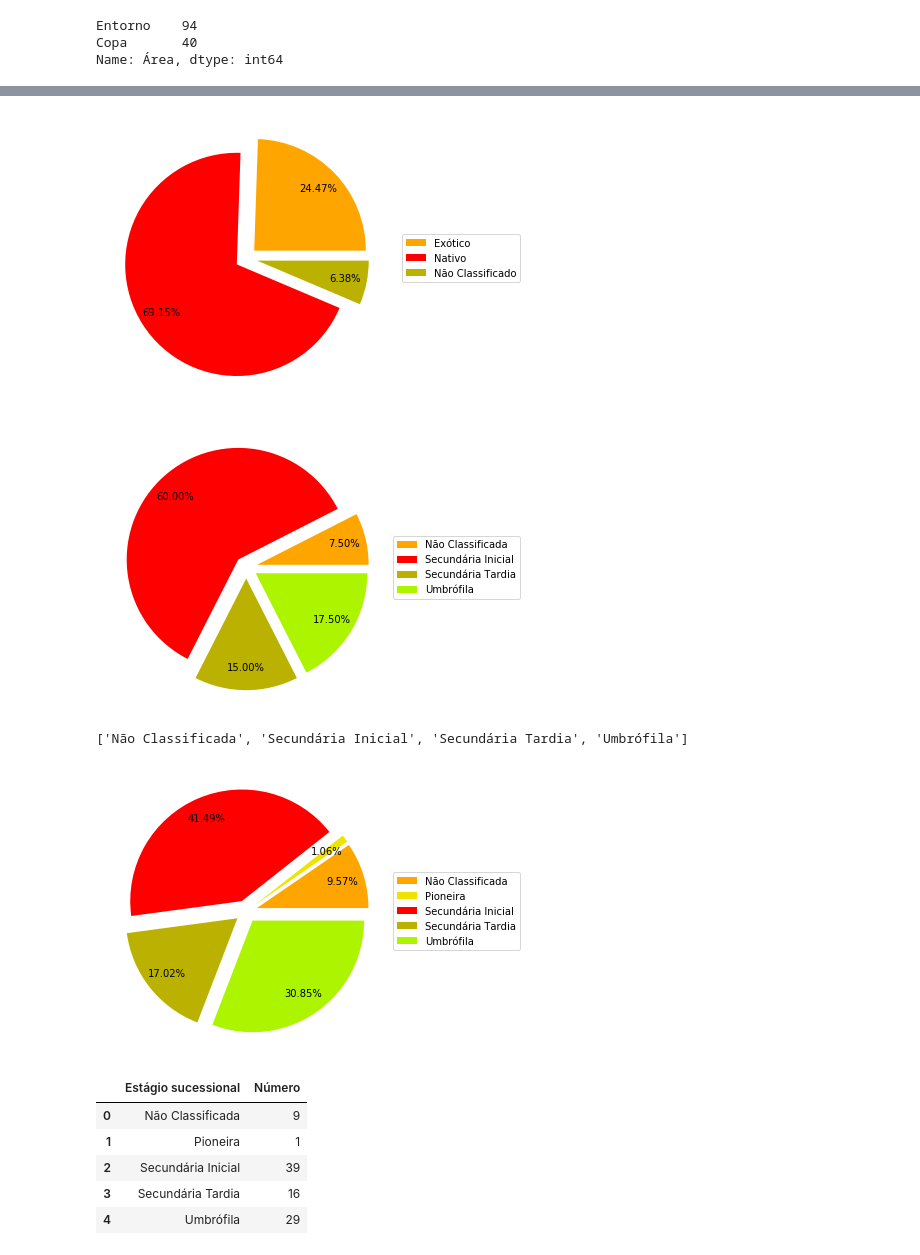
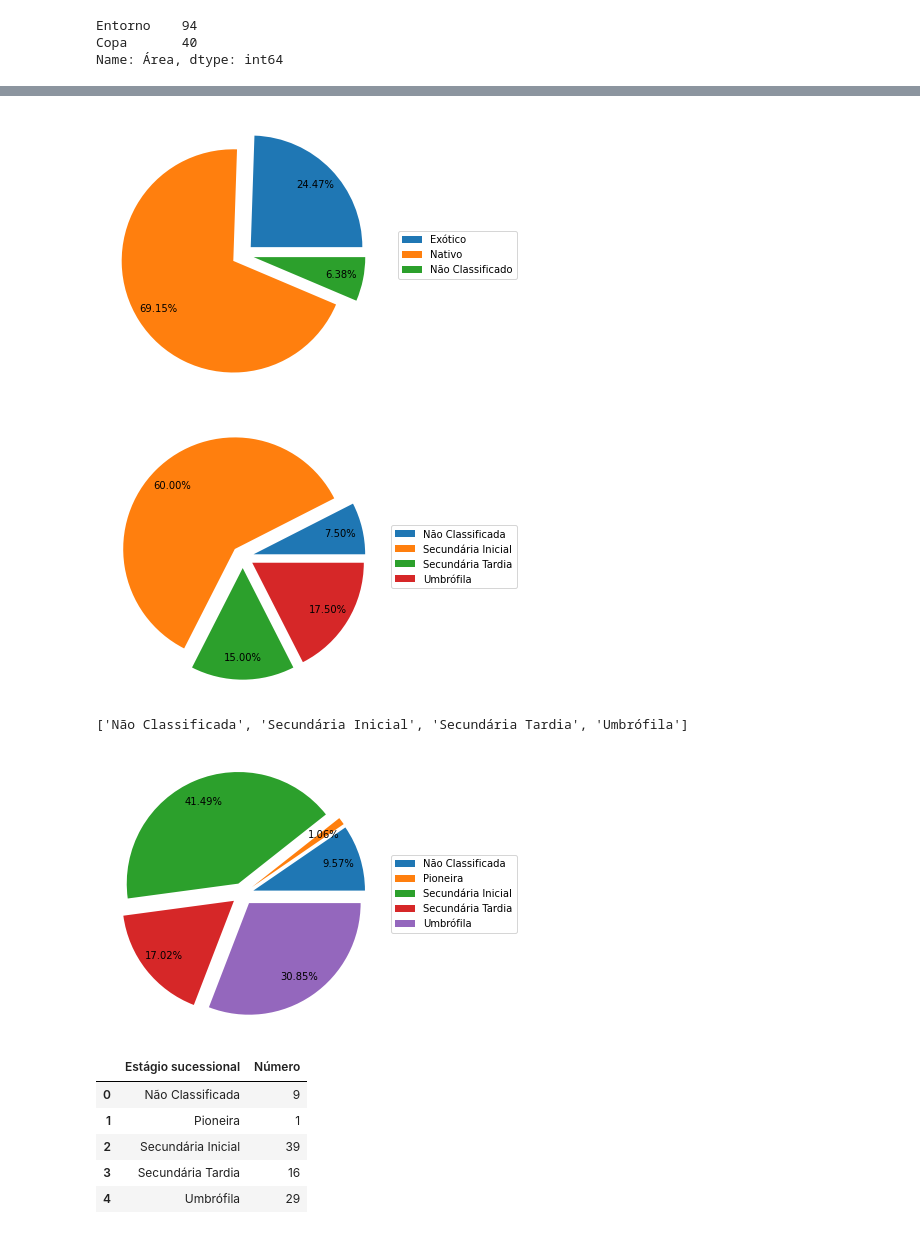
Before and after one commit to taniagmangolini/PalmeiraLequeDaChinaPEC, a Jupyter notebook: analise_palm_6m.ipynb, the cells around one changed output, grey strips where cells are left out. Saved outputs shown, nothing was run; the diff lists cells and outputs as text; code cells hidden in the pictures.

```diff
--- a/analise_palm_6m.ipynb
+++ b/analise_palm_6m.ipynb
@@ -402,7 +399,7 @@ plt.show()
 regenerantes_por_origem = df_without_nan[df_without_nan['Área'] == 'Entorno']
 regenerantes_por_origem = regenerantes_por_origem[~df['Espécie'].isin(['Pendente'] )]
 regenerantes_por_origem = regenerantes_por_origem.groupby('Nativa', as_index=False)['Número'].count()
-regenerantes_por_origem = regenerantes_por_origem[regenerantes_por_origem > 0]
+regenerantes_por_origem = regenerantes_por_origem[regenerantes_por_origem['Número'] > 0]
 regenerantes_por_origem = regenerantes_por_origem.dropna()
 
 labels = ['Exótico', 'Nativo', 'Não Classificado']
@@ -411,25 +408,23 @@ sizes =  regenerantes_por_origem['Número'].tolist()
 
 explode = [0.1, 0.1, 0.1]
 
-colors = ['#FFA500', '#FF0000', '#BBB100']
-
 fig, ax = plt.subplots(figsize=(5, 5))
 ax.axis('equal')
 
-pie = ax.pie(sizes, explode=explode, colors=colors,
+pie = ax.pie(sizes, explode=explode,
              autopct='%1.2f%%', pctdistance =0.80,textprops=dict(color="black"))
 
 plt.legend(pie[0], labels, bbox_to_anchor=(1.5,0.5), loc="right")
 
 plt.show()
 # %% [output]
-[figure, old version]
+[figure, new version]
 # %%
  #Proporção de indivíduos arbóreos regenerantes na COPA por ESTAGIO SUCESSIONAL
 regenerantes_por_estagio = df_without_nan[df_without_nan['Área'] == 'Copa']
 regenerantes_por_estagio = regenerantes_por_estagio[~df['Espécie'].isin(['Pendente'] )]
 regenerantes_por_estagio = regenerantes_por_estagio.groupby('Estágio sucessional', as_index=False)['Número'].count()
-regenerantes_por_estagio = regenerantes_por_estagio[regenerantes_por_estagio > 0]
+regenerantes_por_estagio = regenerantes_por_estagio[regenerantes_por_estagio['Número'] > 0]
 regenerantes_por_estagio = regenerantes_por_estagio.dropna()
 
 labels = regenerantes_por_estagio['Estágio sucessional'].tolist()
@@ -438,19 +433,17 @@ sizes =  regenerantes_por_estagio['Número'].tolist()
 labels
 explode = [0.1, 0.1, 0.1, 0.1]
 
-colors = ['#FFA500', '#FF0000', '#BBB100',  '#ACF400']
-
 fig, ax = plt.subplots(figsize=(5, 5))
 ax.axis('equal')
 
-pie = ax.pie(sizes, explode=explode, colors=colors,
+pie = ax.pie(sizes, explode=explode,
              autopct='%1.2f%%', pctdistance =0.80,textprops=dict(color="black"))
 
 plt.legend(pie[0], labels, bbox_to_anchor=(1.5,0.5), loc="right")
 
 plt.show()
 # %% [output]
-[figure, old version]
+[figure, new version]
 # %%
 labels
 # %% [output]
@@ -458,30 +451,28 @@ labels
 # %%
  #Proporção de indivíduos arbóreos regenerantes Pioneiros e Não Pioneiros no entorno de palmeiras Livistona chinensis de 6 m de altura e no entorno delas.
 regenerantes_por_estagio = df_without_nan[df_without_nan['Área'] == 'Entorno']
 regenerantes_por_estagio = regenerantes_por_estagio[~df['Espécie'].isin(['Pendente'] )]
 regenerantes_por_estagio = regenerantes_por_estagio.groupby('Estágio sucessional', as_index=False)['Número'].count()
-regenerantes_por_estagio = regenerantes_por_estagio[regenerantes_por_estagio > 0]
+regenerantes_por_estagio = regenerantes_por_estagio[regenerantes_por_estagio['Número'] > 0]
 regenerantes_por_estagio = regenerantes_por_estagio.dropna()
 
 labels = regenerantes_por_estagio['Estágio sucessional'].tolist()
 
 sizes =  regenerantes_por_estagio['Número'].tolist()
 
 explode = [0.1, 0.1, 0.1, 0.1, 0.1]
 
-colors = ['#FFA500', '#EFE400', '#FF0000',  '#BBB100', '#ACF400']
-
 fig, ax = plt.subplots(figsize=(5, 5))
 ax.axis('equal')
 
-pie = ax.pie(sizes, explode=explode, colors=colors,
+pie = ax.pie(sizes, explode=explode,
              autopct='%1.2f%%', pctdistance =0.80,textprops=dict(color="black"))
 
 plt.legend(pie[0], labels, bbox_to_anchor=(1.5,0.5), loc="right")
 
 plt.show()
 # %% [output]
-[figure, old version]
+[figure, new version]
 # %%
 regenerantes_por_estagio
 # %% [output]
```
Also changed, not shown: parts of 17 cells of this notebook.
